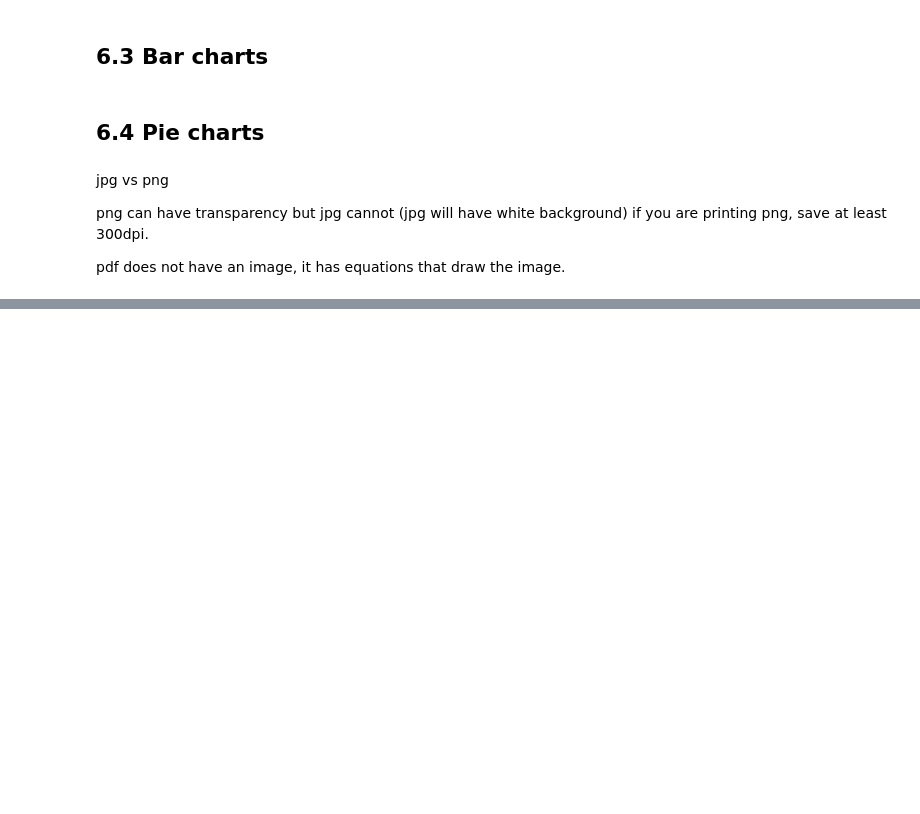
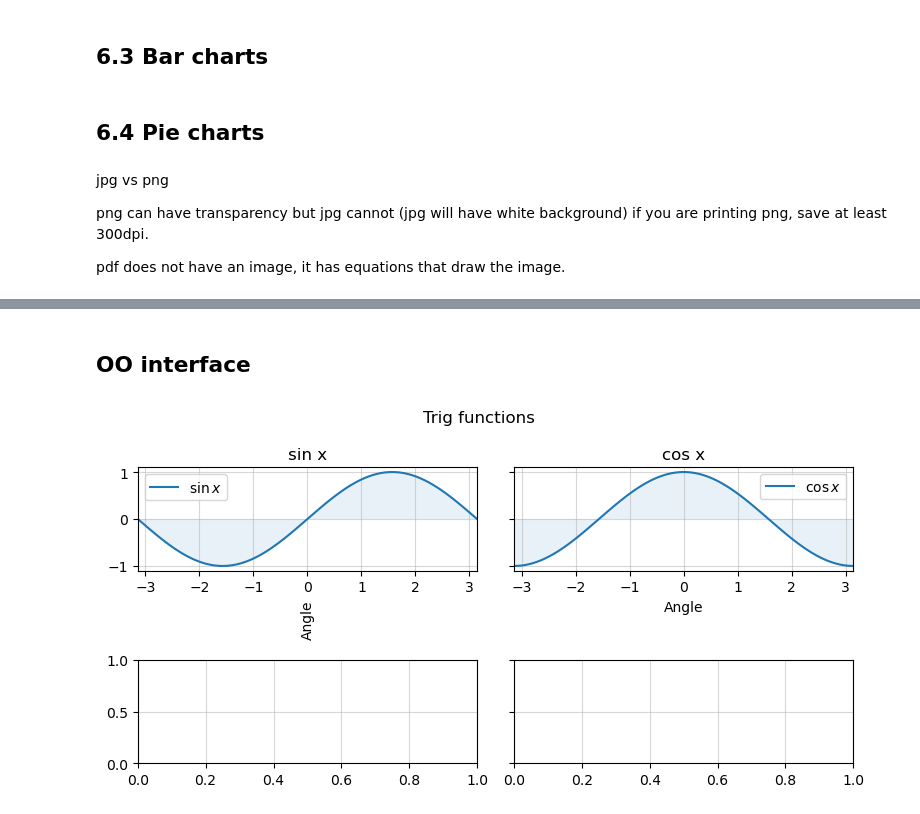
Before and after one commit to SPS-SP2273/learning-portfolio-Donnnybeginner, a Jupyter notebook: 7.1_plotting/plotting_(good).ipynb, the cells around one changed output, grey strips where cells are left out. Saved outputs shown, nothing was run; the diff lists cells and outputs as text; code cells hidden in the pictures; blank space fills up the shorter version.

```diff
--- a/7.1_plotting/plotting_(good).ipynb
+++ b/7.1_plotting/plotting_(good).ipynb
@@ -68,0 +88,32 @@ plt.style.use('bmh') #can put'default' inside also
+# %% [markdown]
+## OO interface
+# %%
+fig, ax = plt.subplots(figsize=(8, 4), ncols=2, nrows=2, sharey='row')
+
+my_sin = ax[0, 0]
+my_cos = ax[0, 1]
+
+my_sin.plot(x, sin_x, label='$\\sin x$')
+my_cos.plot(x, cos_x, label='$\\cos x$')
+my_sin.fill_between(x, 0, sin_x, alpha=.1)#, color='green')
+my_sin.set_title('sin x')
+my_sin.legend()
+my_cos.fill_between(x, 0, cos_x, alpha=.1)#, color='blue')
+my_cos.set_title('cos x')
+my_cos.legend()
+#my_sin.fill_between(x, 0, cos_x, alpha=.1, color='red')
+#can use a for loop for repetitive tasks
+
+plt.suptitle("Trig functions")
+my_cos.set_xlim(-np.pi, np.pi)
+my_sin.set_xlim(-np.pi, np.pi)
+my_sin.set_xlabel('Angle', rotation=90)
+my_cos.set_xlabel('Angle', rotation=0)
+
+for a in ax.flatten():
+    a.grid(alpha=.5)
+
+plt.tight_layout()
+plt.show()
+# %% [output]
+[figure, added]
```
Also changed, not shown: parts of 5 cells of this notebook, 3 other files.
